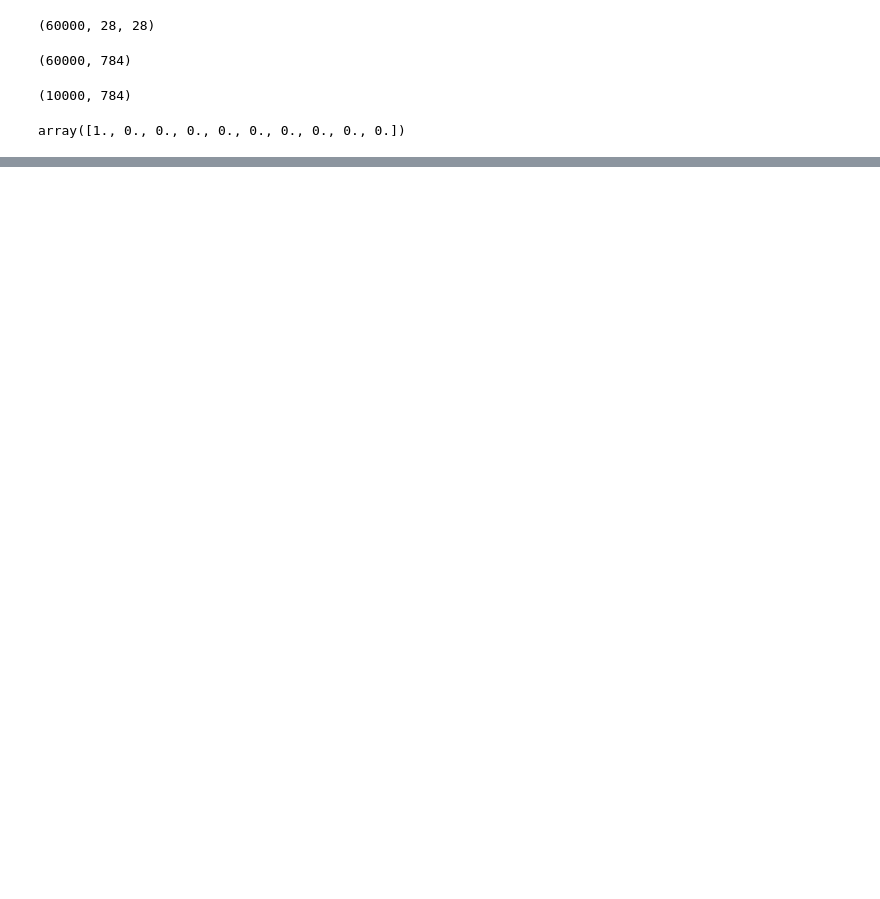
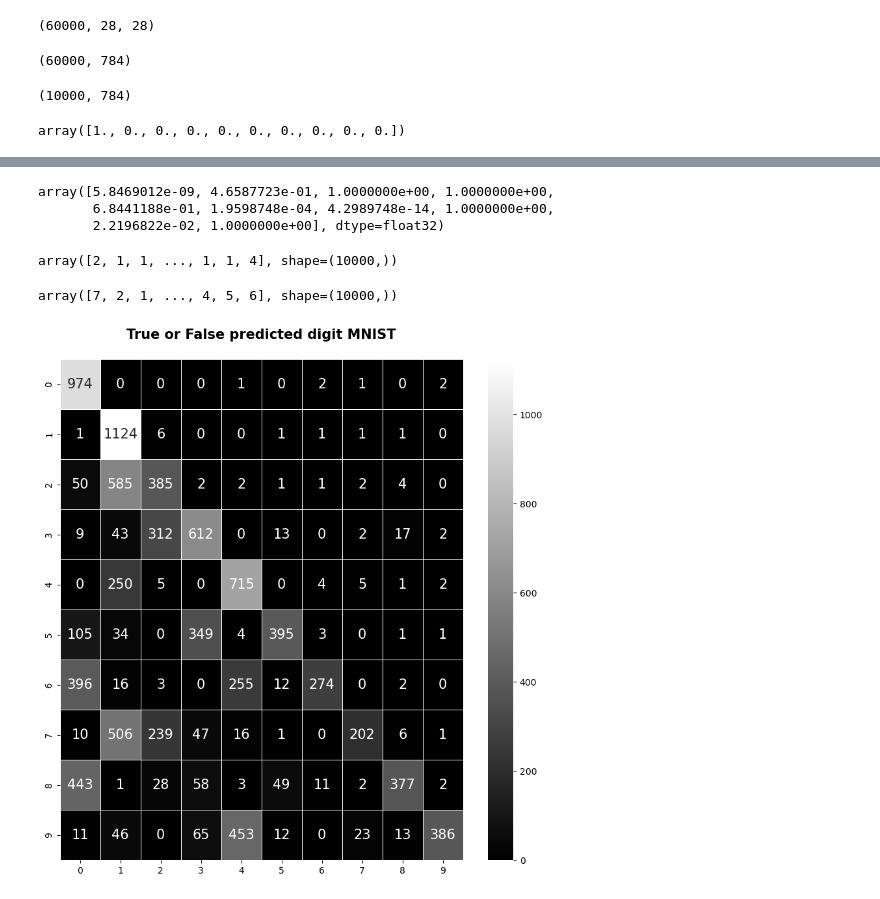
Before and after one commit to shameee09/Deep-Learning, a Jupyter notebook: Artifical Nerual Networks/Digts Using ANN.ipynb, the cells around one changed output, grey strips where cells are left out. Cells and saved outputs as stored; diff of their text form; code cells hidden in the pictures; blank space fills up the shorter version.

```diff
--- a/Artifical Nerual Networks/Digts Using ANN.ipynb
+++ b/Artifical Nerual Networks/Digts Using ANN.ipynb
@@ -212,0 +213,2 @@ Epoch 10/10
+# %%
+y_pred=model.predict(X_test_digt)
@@ -212,0 +217,44 @@ Epoch 10/10
+# %%
+y_pred[0]
+# %% [output]
+array([5.8469012e-09, 4.6587723e-01, 1.0000000e+00, 1.0000000e+00,
+       6.8441188e-01, 1.9598748e-04, 4.2989748e-14, 1.0000000e+00,
+       2.2196822e-02, 1.0000000e+00], dtype=float32)
+# %%
+# Reverse engineering
+y_predicts=np.argmax(y_pred,axis=1)
+y_test=np.argmax(y_test_digt,axis=1)
+# %%
+y_predicts
+# %% [output]
+array([2, 1, 1, ..., 1, 1, 4], shape=(10000,))
+# %%
+y_test
+# %% [output]
+array([7, 2, 1, ..., 4, 5, 6], shape=(10000,))
+# %%
+# Confusion matrix for Digit MNIST
+
+con_mat = confusion_matrix(y_test, y_predicts)
+
+plt.style.use("seaborn-v0_8-deep")
+plt.figure(figsize=(10,10))
+
+sns.heatmap(
+    con_mat,
+    annot=True,
+    annot_kws={"size": 15},
+    linewidths=0.5,
+    fmt="d",
+    cmap="gray"
+)
+
+plt.title(
+    "True or False predicted digit MNIST\n",
+    fontweight='bold',
+    fontsize=15
+)
+
+plt.show()
+# %% [output]
+[figure, added]
```
Also changed, not shown: parts of 9 cells of this notebook.
